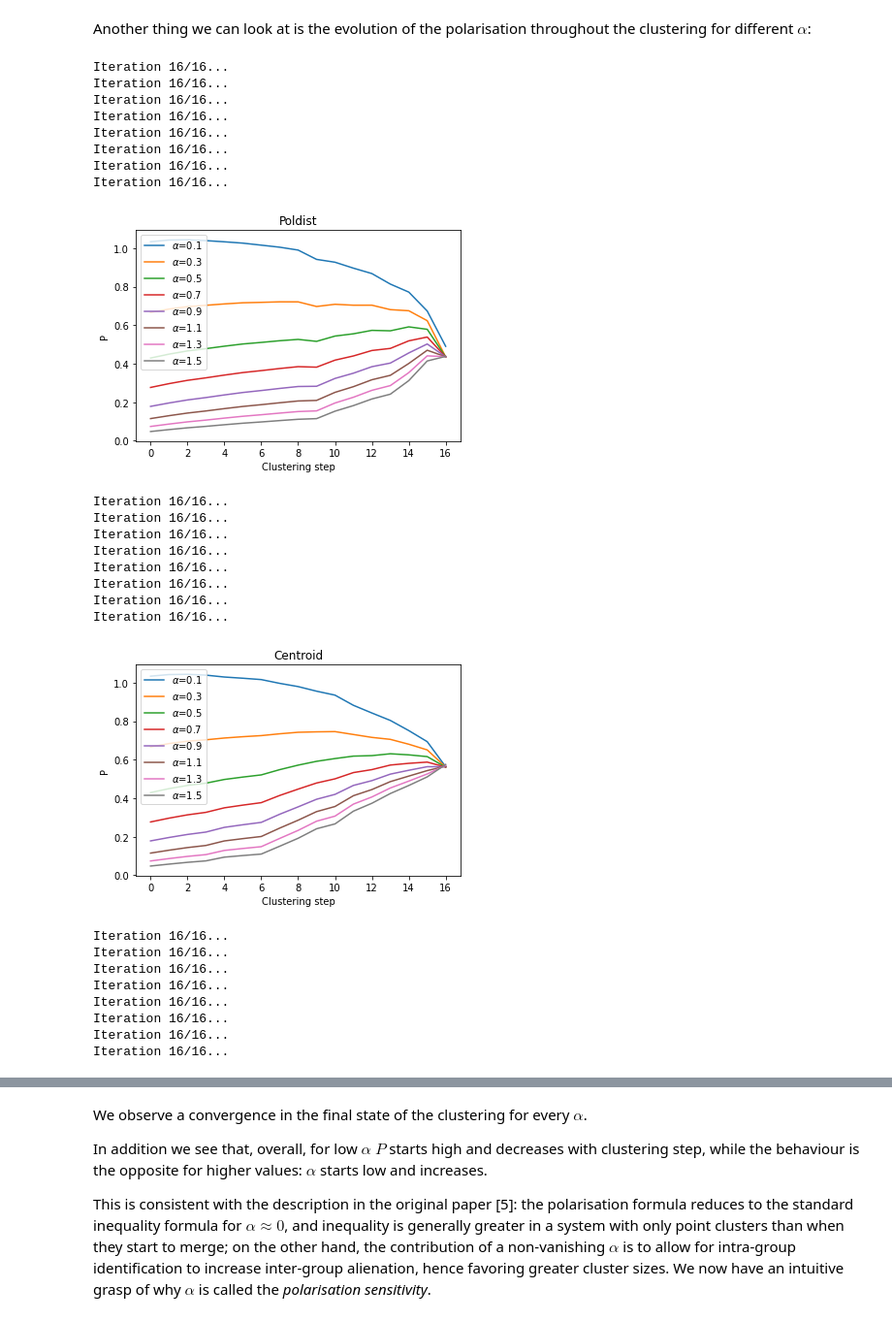
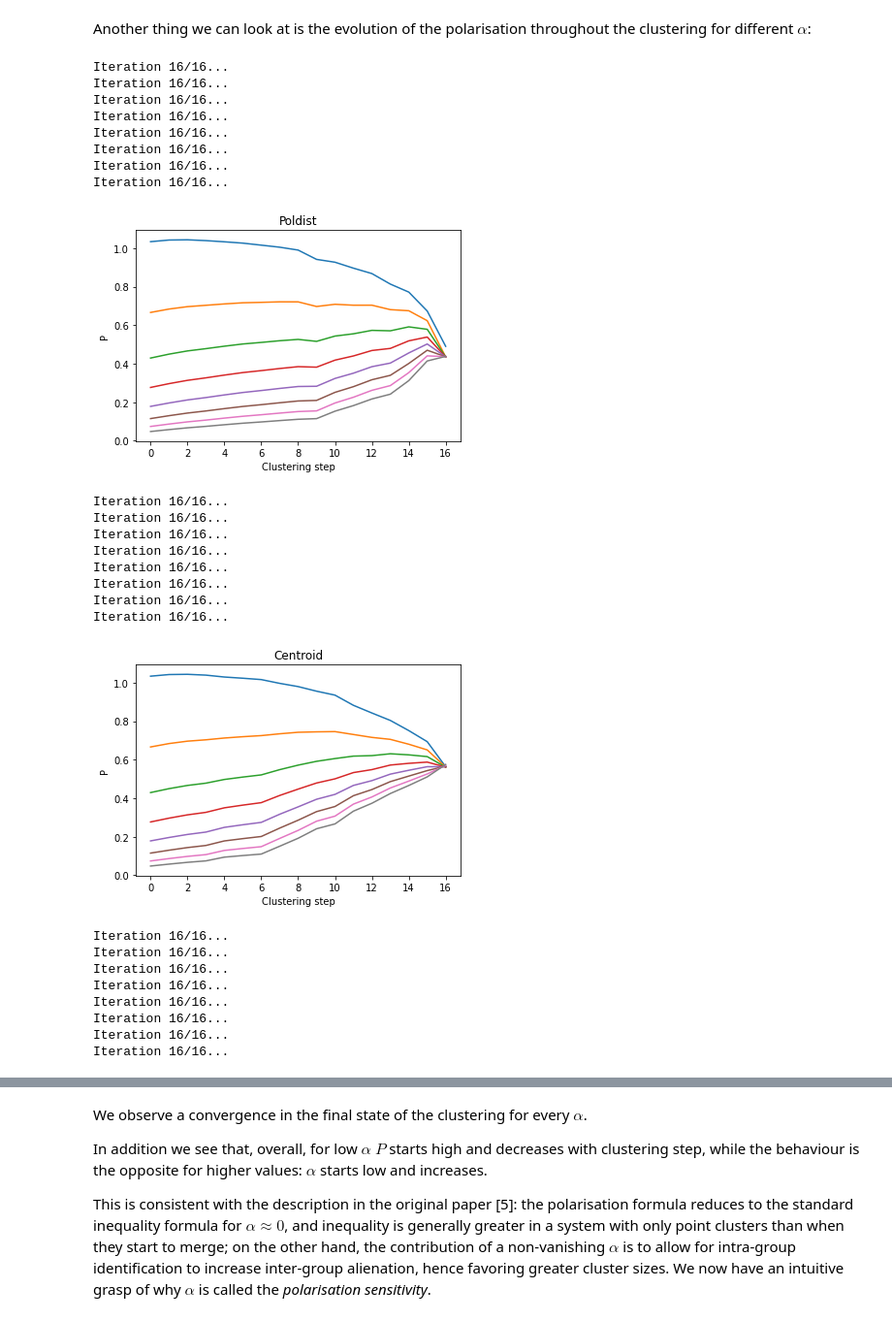
Before and after one commit to adrifcid/polarisation, a Jupyter notebook: notebooks/SouthernWomen.ipynb, the cells around one changed output, grey strips where cells are left out. Shown at 97% size. Saved outputs shown, nothing was run; the diff lists cells and outputs as text; code cells hidden in the pictures.

```diff
--- a/notebooks/SouthernWomen.ipynb
+++ b/notebooks/SouthernWomen.ipynb
@@ -718,30 +720,33 @@ Another thing we can look at is the evolution of the polarisation throughout the
 # %%
 alphas = np.arange(0.1,1.7,0.2)
 
 for method in ["poldist", "centroid", "ward"]:
     algo = "nn_chain" if method == "ward" else "generic"
     for alpha in alphas:
         _, p = agglomerative_clustering(d, method=method
                                         , alpha=alpha, algorithm=algo)
         plt.plot(p, "-", label=r"$\alpha$="+str(round(alpha,1)))
 
     m_name = method[0].upper() + method[1:]
     plt.title(m_name)
     plt.xlabel("Clustering step")
     plt.ylabel("P")
-    plt.legend()
+    # since we will see the plots for the three methods
+    # at the same time, we only need to plot the legend once
+    if method == "ward":
+        plt.legend()
     plt.savefig("../plots/SW/SW_Polarisation" + m_name + ".png")
     plt.show()
 # %% [output]
 Iteration 16/16...
 Iteration 16/16...
 Iteration 16/16...
 Iteration 16/16...
 Iteration 16/16...
 Iteration 16/16...
 Iteration 16/16...
 Iteration 16/16...
-[figure, old version]
+[figure, new version]
 Iteration 16/16...
 Iteration 16/16...
 Iteration 16/16...
@@ -750,7 +755,7 @@ Iteration 16/16...
 Iteration 16/16...
 Iteration 16/16...
 Iteration 16/16...
-[figure, old version]
+[figure, new version]
 Iteration 16/16...
 Iteration 16/16...
 Iteration 16/16...
```
Also changed, not shown: parts of 8 cells of this notebook, 3 other files.
